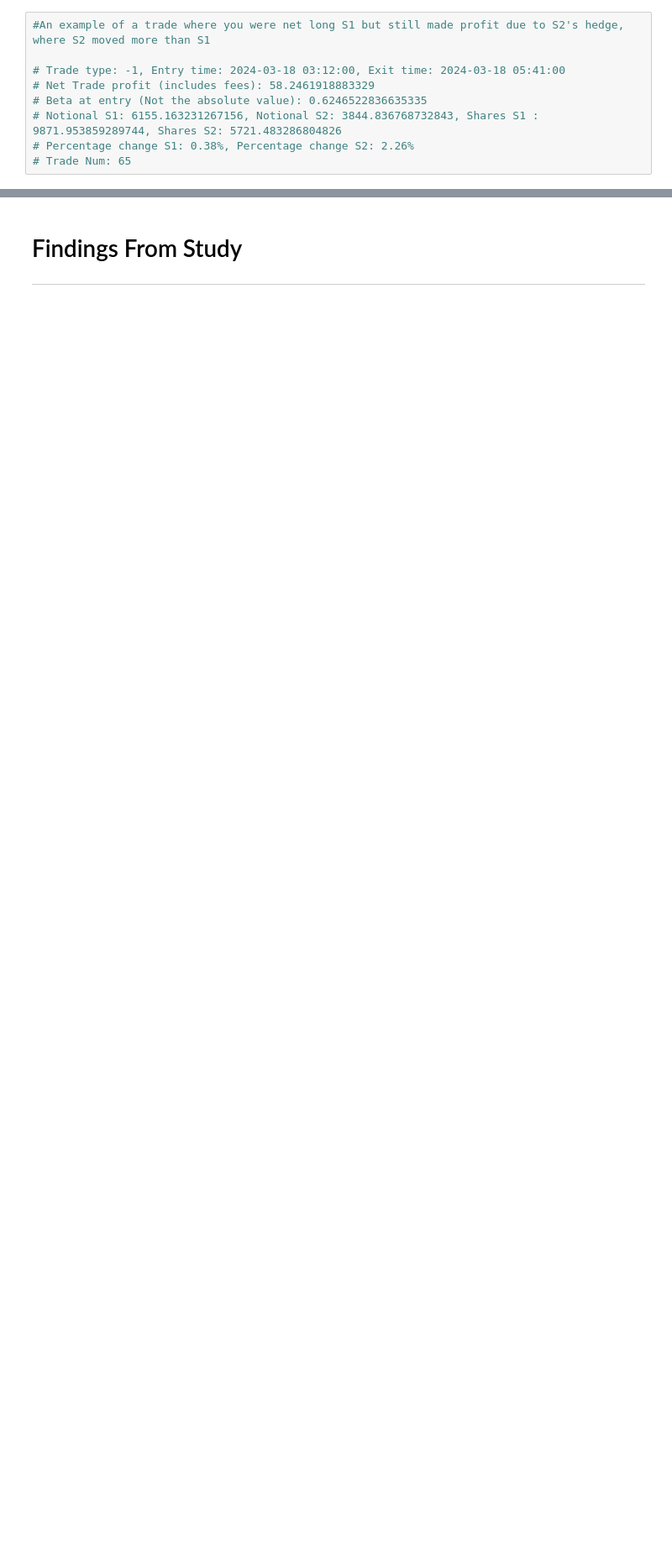
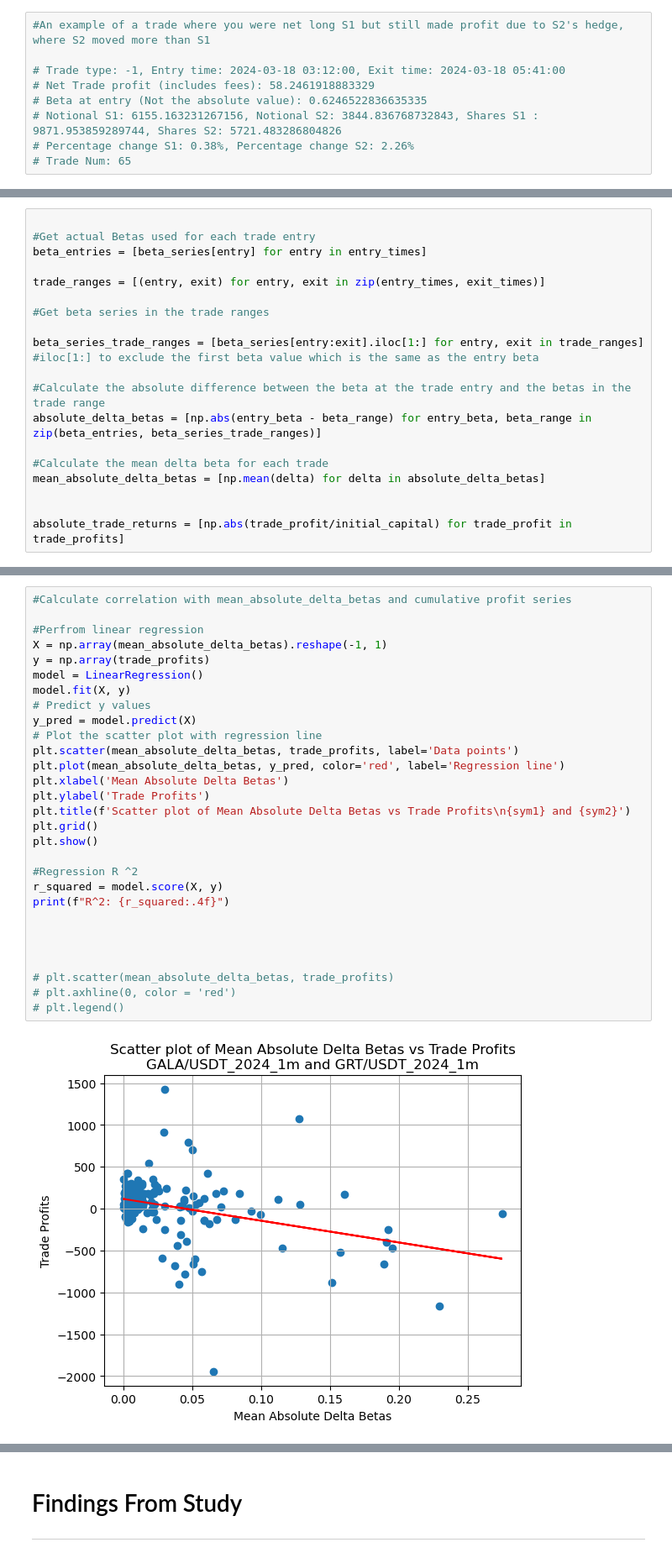
Before and after one commit to alexandrosdp/PairsTrading, a Jupyter notebook: leg_reversion.ipynb, the cells around one changed output, grey strips where cells are left out. Shown at 84% size. Drawn from its saved outputs; the diff is of its cells as text; blank space fills up the shorter version.

```diff
--- a/leg_reversion.ipynb
+++ b/leg_reversion.ipynb
@@ -275,0 +280,19 @@ plt.plot(zscore_series)
+# %%
+
+#Get actual Betas used for each trade entry
+beta_entries = [beta_series[entry] for entry in entry_times]
+
+trade_ranges = [(entry, exit) for entry, exit in zip(entry_times, exit_times)]
+
+#Get beta series in the trade ranges
+
+beta_series_trade_ranges = [beta_series[entry:exit].iloc[1:] for entry, exit in trade_ranges] #iloc[1:] to exclude the first beta value which is the same as the entry beta
+
+#Calculate the absolute difference between the beta at the trade entry and the betas in the trade range
+absolute_delta_betas = [np.abs(entry_beta - beta_range) for entry_beta, beta_range in zip(beta_entries, beta_series_trade_ranges)]
+
+#Calculate the mean delta beta for each trade
+mean_absolute_delta_betas = [np.mean(delta) for delta in absolute_delta_betas]
+
+
+absolute_trade_returns = [np.abs(trade_profit/initial_capital) for trade_profit in trade_profits]
@@ -285,0 +314,31 @@ plt.plot(rolling_std)
+# %%
+#Calculate correlation with mean_absolute_delta_betas and cumulative profit series
+
+#Perfrom linear regression
+X = np.array(mean_absolute_delta_betas).reshape(-1, 1)
+y = np.array(trade_profits)
+model = LinearRegression()
+model.fit(X, y)
+# Predict y values
+y_pred = model.predict(X)
+# Plot the scatter plot with regression line
+plt.scatter(mean_absolute_delta_betas, trade_profits, label='Data points')
+plt.plot(mean_absolute_delta_betas, y_pred, color='red', label='Regression line')
+plt.xlabel('Mean Absolute Delta Betas')
+plt.ylabel('Trade Profits')
+plt.title(f'Scatter plot of Mean Absolute Delta Betas vs Trade Profits\n{sym1} and {sym2}')
+plt.grid()
+plt.show()
+
+#Regression R ^2
+r_squared = model.score(X, y)
+print(f"R^2: {r_squared:.4f}")
+
+
+
+
+# plt.scatter(mean_absolute_delta_betas, trade_profits)
+# plt.axhline(0, color = 'red')
+# plt.legend()
+# %% [output]
+[figure, added]
```
Also changed, not shown: parts of 26 cells of this notebook.
